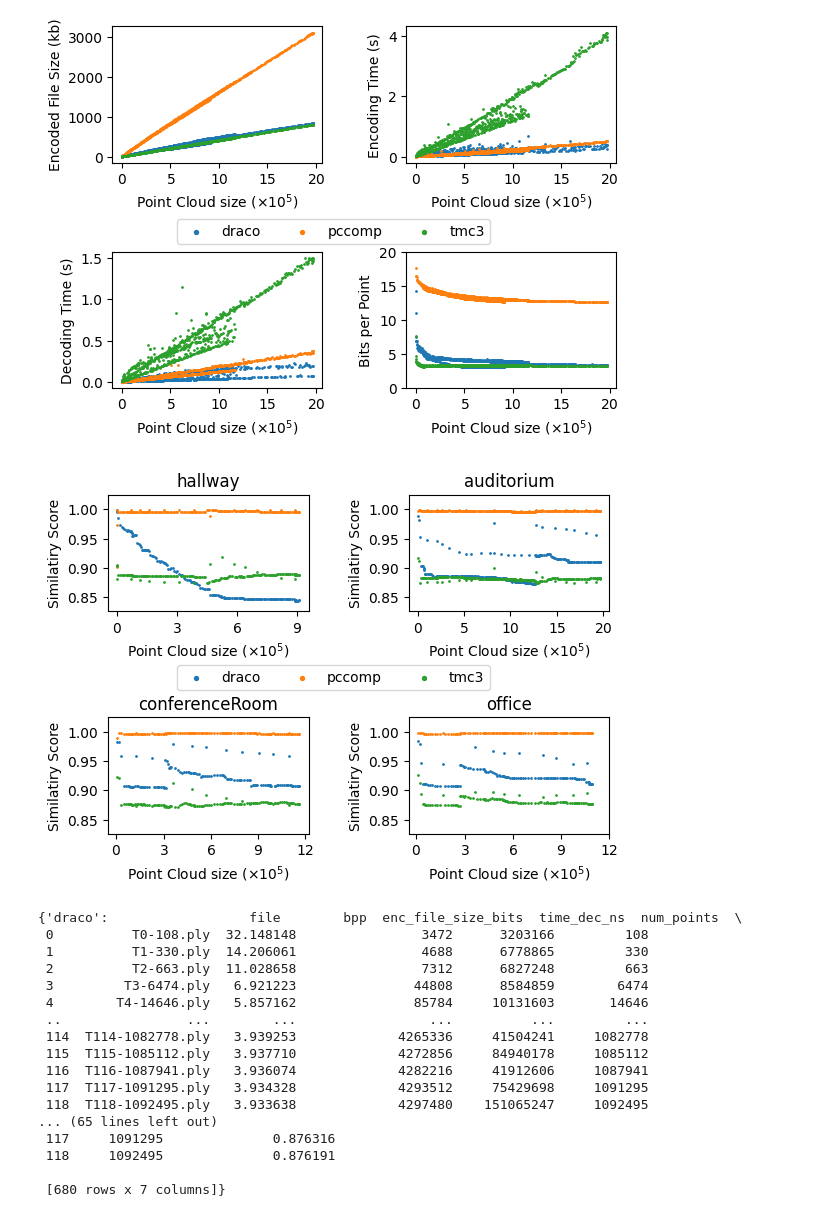
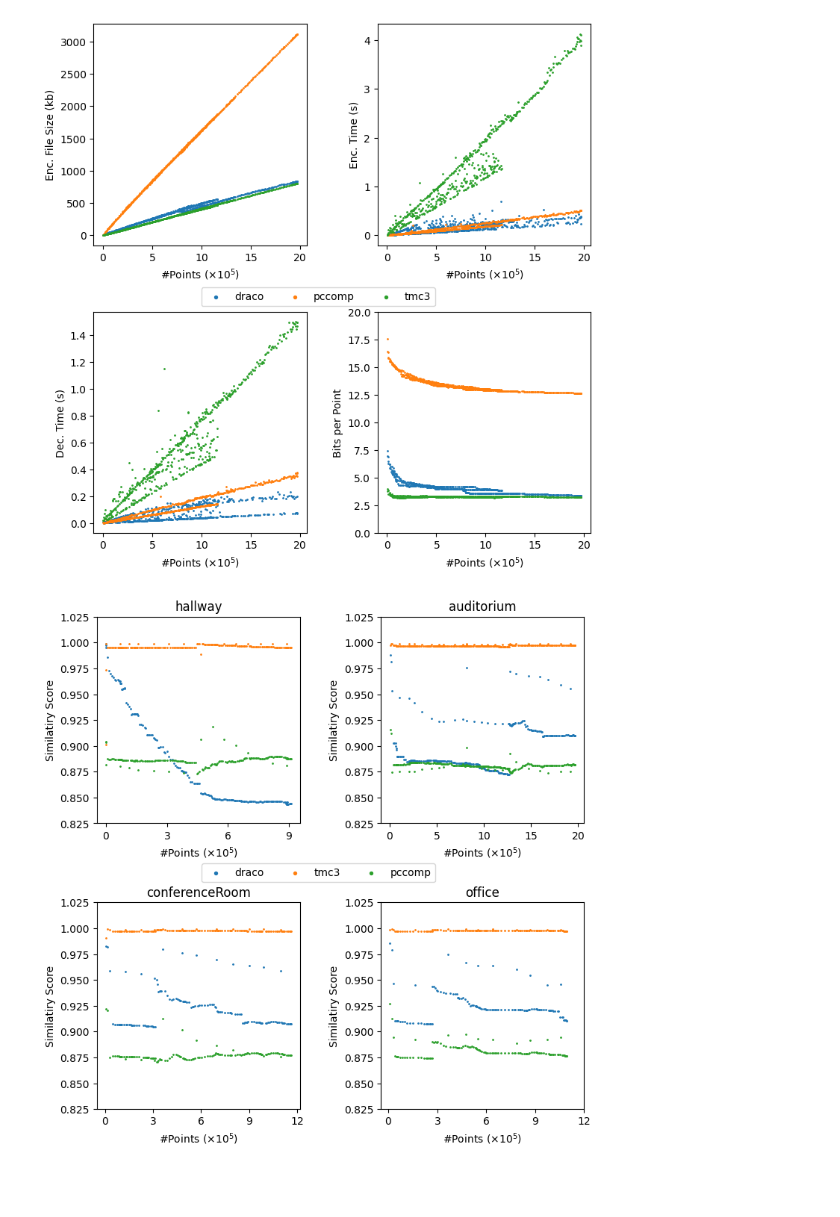
Before and after one commit to lupeterm/pc-compression, a Jupyter notebook: plot.ipynb, the cells around one changed output. Drawn from its saved outputs; the diff is of its cells as text; code cells hidden in the pictures; blank space fills up the shorter version.

```diff
--- a/plot.ipynb
+++ b/plot.ipynb
@@ -6,7 +6,6 @@ import os
 # %%
 FIN_PATH = "/home/pedda/Documents/uni/FIN-Dataset"
 scenes = os.listdir(FIN_PATH)
-algorithms = ["draco","pccomp","tmc3"]
-scenes
-algorithms
+algorithms = ["draco","pccomp","tmc3","sparsepcgc"]
+scenes, algorithms
 # %% [output]
@@ -95,0 +57,3 @@ scene_sim_data
+# %%
+scene_qual_data, scene_sim_data = gather_dfs_local()
+scene_qual_data
@@ -96,8 +98,11 @@ scene_sim_data
 # %%
 algo_all = dict()
 for scene in os.listdir(FIN_PATH):
+    if scene == "hallway":
+        continue
     for algo, df in scene_qual_data[scene].items():
         if not algo in algo_all:
             algo_all[algo] = df
         else:
             algo_all[algo] = pd.concat([algo_all[algo],df])
+algo_all
@@ -104,40 +127,43 @@ for scene in os.listdir(FIN_PATH):
 # %%
-fig, axs = plt.subplots(2,2)
+fig, axs = plt.subplots(2,2, figsize=(8, 8))
 ls = []
 import matplotlib.ticker as mtick
 algorithms = []
 for algorithm, df in algo_all.items():
     algorithms.append(algorithm)
     bpps = df["bpp"]
     enc_size = df["enc_file_size_bits"]/8000
     time_enc = df["time_enc_ns"]/10**9
     time_dec = df["time_dec_ns"]/10**9
     points = df["num_points"] / 10**5
     l = axs[0, 0].scatter(points, enc_size, s=1)
     ls.append(l)
-    axs[0, 0].set_ylabel("Encoded File Size (kb)")
+    axs[0, 0].set_ylabel("Enc. File Size (kb)")
     axs[0, 1].scatter(points, time_enc, s=1)
-    axs[0, 1].set_ylabel("Encoding Time (s)")
+    axs[0, 1].set_ylabel("Enc. Time (s)")
     axs[1, 0].scatter(points, time_dec, s=1)
-    axs[1, 0].set_ylabel("Decoding Time (s)")
+    axs[1, 0].set_ylabel("Dec. Time (s)")
     axs[1, 1].scatter(points, bpps, s=1, label=algorithm)
     axs[1, 1].set_ylabel("Bits per Point")
     axs[1, 1].set_ylim(0, 20)
 for ax in axs.flat:
-    ax.set_xlabel("Point Cloud size ($\\times 10^5$)")
+    ax.set_xlabel("#Points ($\\times 10^5$)")
     ax.xaxis.set_major_formatter(mtick.ScalarFormatter(useMathText=True))
 lgnd = fig.legend(ls, algorithms, loc="center", ncols=(3))
 for handle in lgnd.legend_handles:
     handle.set_sizes([8.0])
 fig.tight_layout(pad=2.5)
 plt.show()
 # %% [output]
-[figure, old version]
+[figure, new version]
 # %%
-fig, axs = plt.subplots(2, 2, constrained_layout = True)
+fig, axs = plt.subplots(2, 2, figsize=(8,8))
 ls = []
+
 for i, scene in enumerate(scenes):
     for algo, df in scene_sim_data[scene].items():
+        if algo =="sparsepcgc":
+            continue
         similarity = df["Symmetric Similarity"]
         cloud_size = df["Cloud Size"] / 10**5
         l = axs.flat[i].scatter(cloud_size, similarity, s=1)
@@ -151,38 +177,18 @@ for i, scene in enumerate(scenes):
         if scene == "conferenceRoom":
             axs.flat[i].set_xticks([0, 3, 6, 9, 12])
         axs.flat[i].set_ylim([0.825, 1.025])
-        axs.flat[i].set_xlabel("Point Cloud size ($\\times 10^5$)")
+        axs.flat[i].set_xlabel("#Points ($\\times 10^5$)")
         axs.flat[i].xaxis.set_major_formatter(mtick.ScalarFormatter(useMathText=True))
         axs.flat[i].set_title(scene)
         axs.flat[i].set_ylabel("Similatiry Score")
-lgnd = fig.legend(ls, algorithms, loc="center", ncols=(3))
+lgnd = fig.legend(ls, ["draco","tmc3", "pccomp"], loc="center", ncols=(3))
 for handle in lgnd.legend_handles:
     handle.set_sizes([8.0])
 fig.tight_layout(pad=2.5)
 
 plt.show()
 # %% [output]
-[figure, old version]
+[figure, new version]
-# %%
-algo_all
-# %% [output]
-{'draco':                  file        bpp  enc_file_size_bits  time_dec_ns  num_points  \
- 0          T0-108.ply  32.148148                3472      3203166         108
- 1          T1-330.ply  14.206061                4688      6778865         330
- 2          T2-663.ply  11.028658                7312      6827248         663
- 3         T3-6474.ply   6.921223               44808      8584859        6474
- 4        T4-14646.ply   5.857162               85784     10131603       14646
- ..                ...        ...                 ...          ...         ...
- 114  T114-1082778.ply   3.939253             4265336     41504241     1082778
- 115  T115-1085112.ply   3.937710             4272856     84940178     1085112
- 116  T116-1087941.ply   3.936074             4282216     41912606     1087941
- 117  T117-1091295.ply   3.934328             4293512     75429698     1091295
- 118  T118-1092495.ply   3.933638             4297480    151065247     1092495
-... (65 lines left out)
- 117     1091295              0.876316
- 118     1092495              0.876191
-
- [680 rows x 7 columns]}
 # %%
 for algo, df in algo_all.items():
     similarity = df["Symmetric Similarity"]
```
Also changed, not shown: parts of 10 cells of this notebook, 7 other files.
